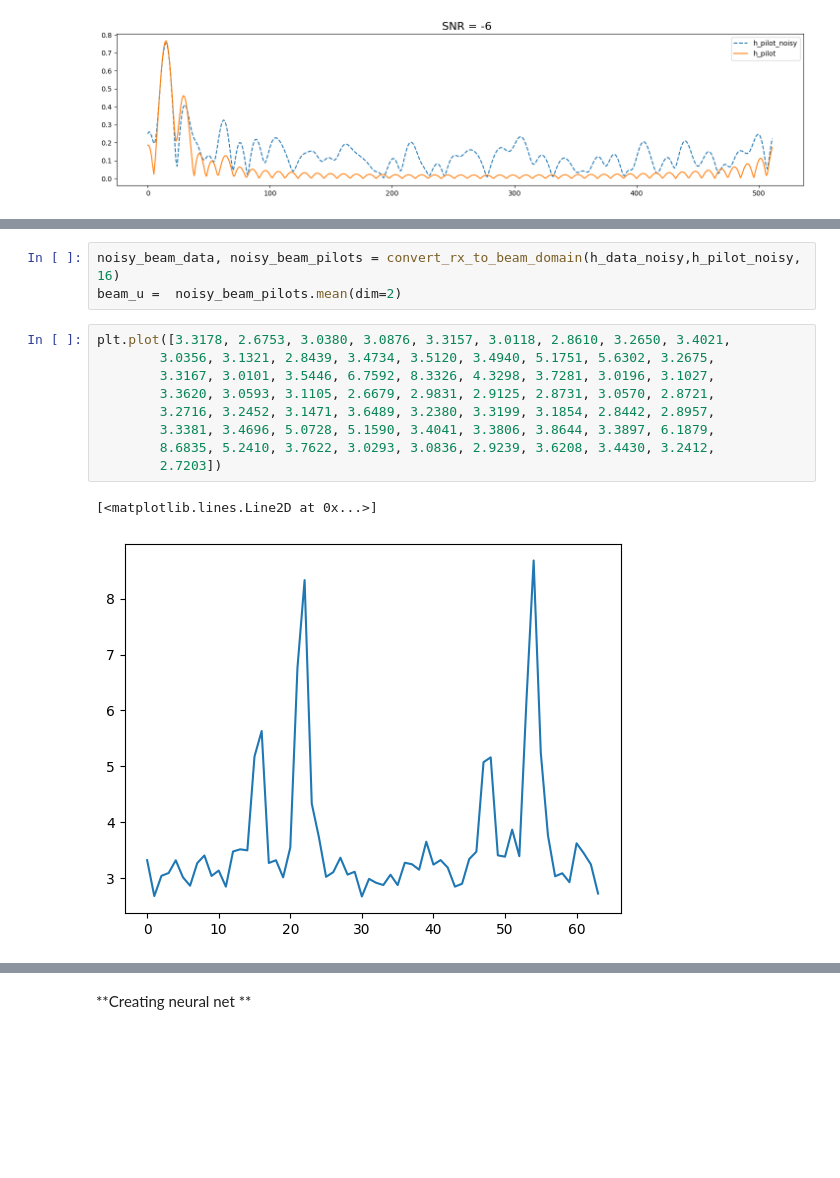
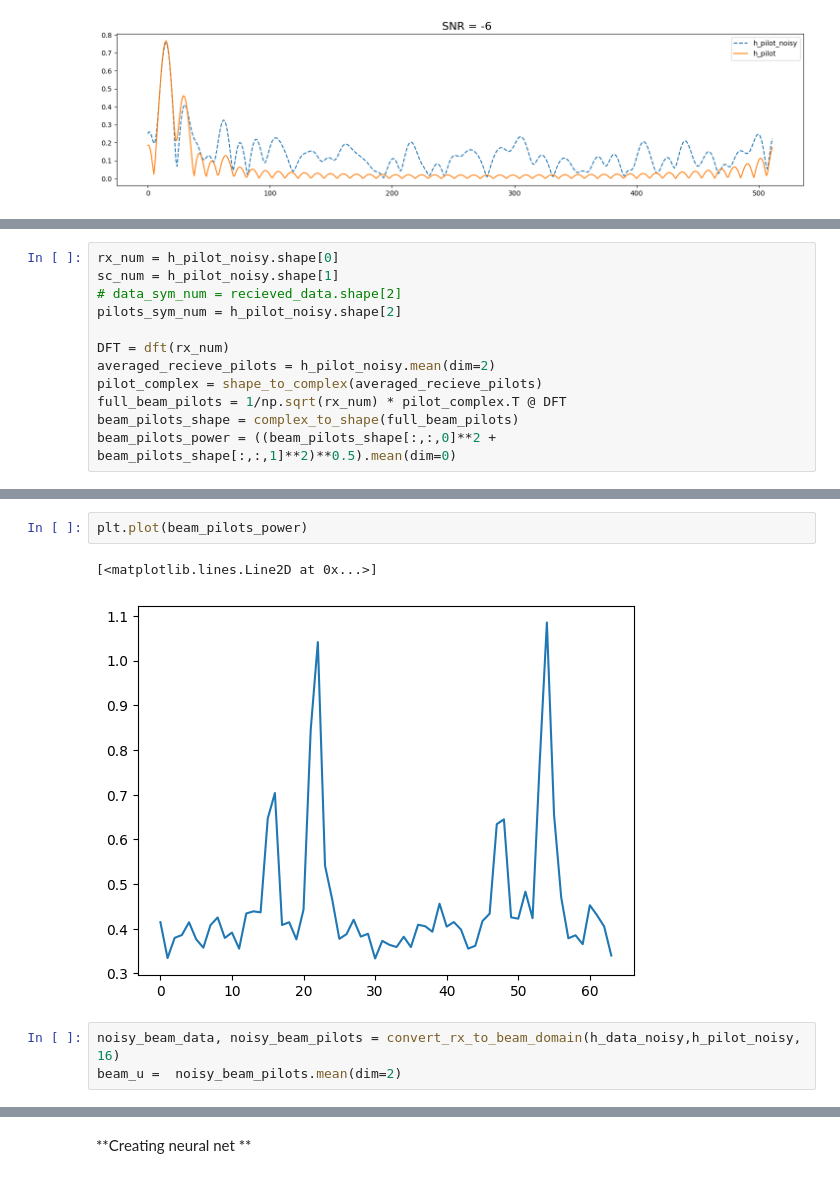
Before and after one commit to Albly/ML_for_channel_estimation, a Jupyter notebook: main.ipynb, the cells around one changed output, grey strips where cells are left out. Saved outputs shown, nothing was run; the diff lists cells and outputs as text; blank space fills up the shorter version.

```diff
--- a/main.ipynb
+++ b/main.ipynb
@@ -555,3 +574,15 @@ def convert_rx_to_beam_domain(recieved_data, recieved_pilots, num_beams):
     beam_pilots_shape[:,:,symbol,:] = complex_to_shape(torch.tensor(beam_pilots_complex[:,:,symbol]))
 
   return torch.tensor(beam_data_shape).float(), torch.tensor(beam_pilots_shape).float()
+# %%
+rx_num = h_pilot_noisy.shape[0]
+sc_num = h_pilot_noisy.shape[1]
+# data_sym_num = recieved_data.shape[2]
+pilots_sym_num = h_pilot_noisy.shape[2]
+
+DFT = dft(rx_num)
+averaged_recieve_pilots = h_pilot_noisy.mean(dim=2)
+pilot_complex = shape_to_complex(averaged_recieve_pilots)
+full_beam_pilots = 1/np.sqrt(rx_num) * pilot_complex.T @ DFT
+beam_pilots_shape = complex_to_shape(full_beam_pilots)
+beam_pilots_power = ((beam_pilots_shape[:,:,0]**2 + beam_pilots_shape[:,:,1]**2)**0.5).mean(dim=0)
@@ -558,15 +609,8 @@ def convert_rx_to_beam_domain(recieved_data, recieved_pilots, num_beams):
+# %%
+plt.plot(beam_pilots_power)
+# %% [output]
+[<matplotlib.lines.Line2D at 0x...>]
+[figure, added]
 # %%
 noisy_beam_data, noisy_beam_pilots = convert_rx_to_beam_domain(h_data_noisy,h_pilot_noisy, 16)
 beam_u =  noisy_beam_pilots.mean(dim=2)
-# %%
-plt.plot([3.3178, 2.6753, 3.0380, 3.0876, 3.3157, 3.0118, 2.8610, 3.2650, 3.4021,
-        3.0356, 3.1321, 2.8439, 3.4734, 3.5120, 3.4940, 5.1751, 5.6302, 3.2675,
-        3.3167, 3.0101, 3.5446, 6.7592, 8.3326, 4.3298, 3.7281, 3.0196, 3.1027,
-        3.3620, 3.0593, 3.1105, 2.6679, 2.9831, 2.9125, 2.8731, 3.0570, 2.8721,
-        3.2716, 3.2452, 3.1471, 3.6489, 3.2380, 3.3199, 3.1854, 2.8442, 2.8957,
-        3.3381, 3.4696, 5.0728, 5.1590, 3.4041, 3.3806, 3.8644, 3.3897, 6.1879,
-        8.6835, 5.2410, 3.7622, 3.0293, 3.0836, 2.9239, 3.6208, 3.4430, 3.2412,
-        2.7203])
-# %% [output]
-[<matplotlib.lines.Line2D at 0x...>]
-[figure, removed]
```
Also changed, not shown: parts of 11 cells of this notebook.
